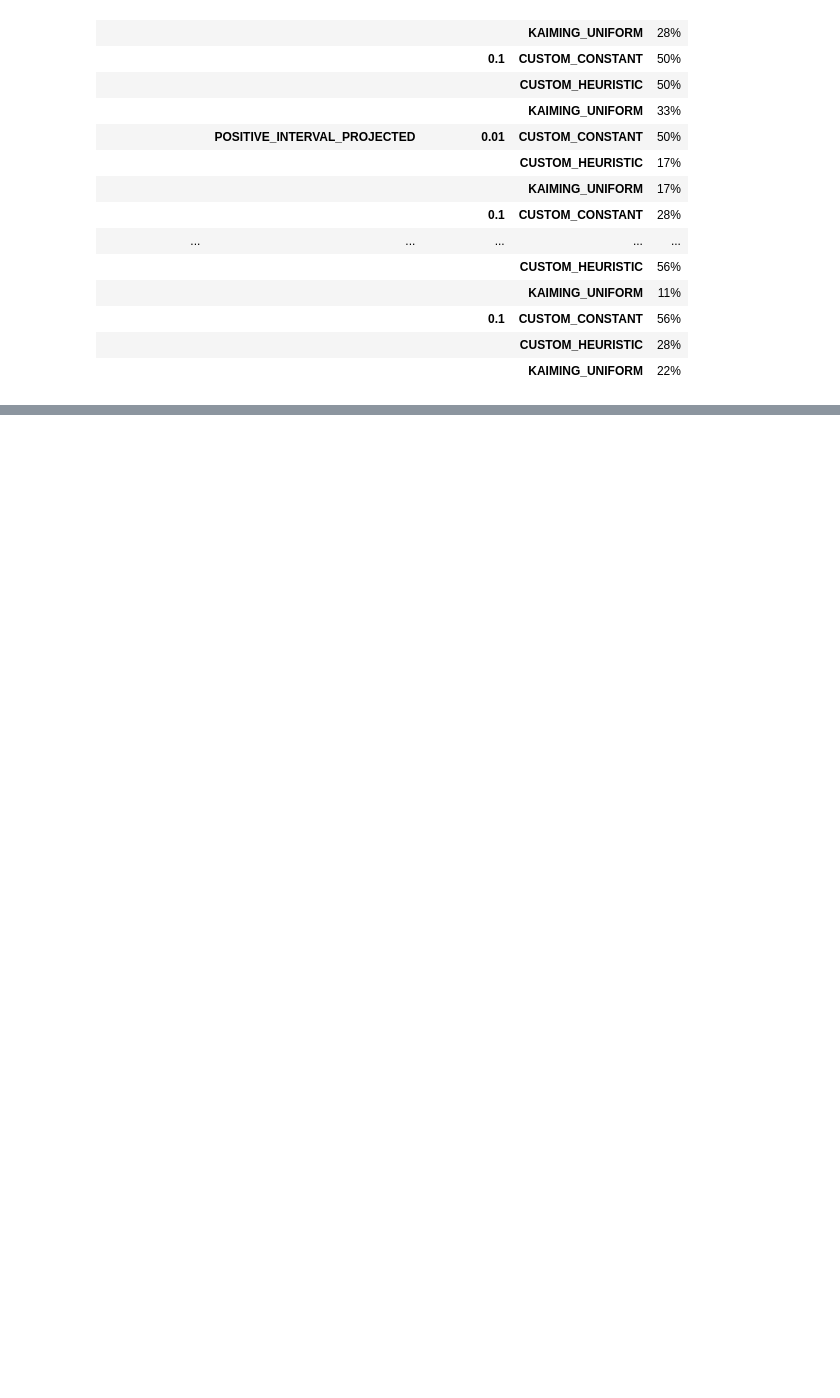
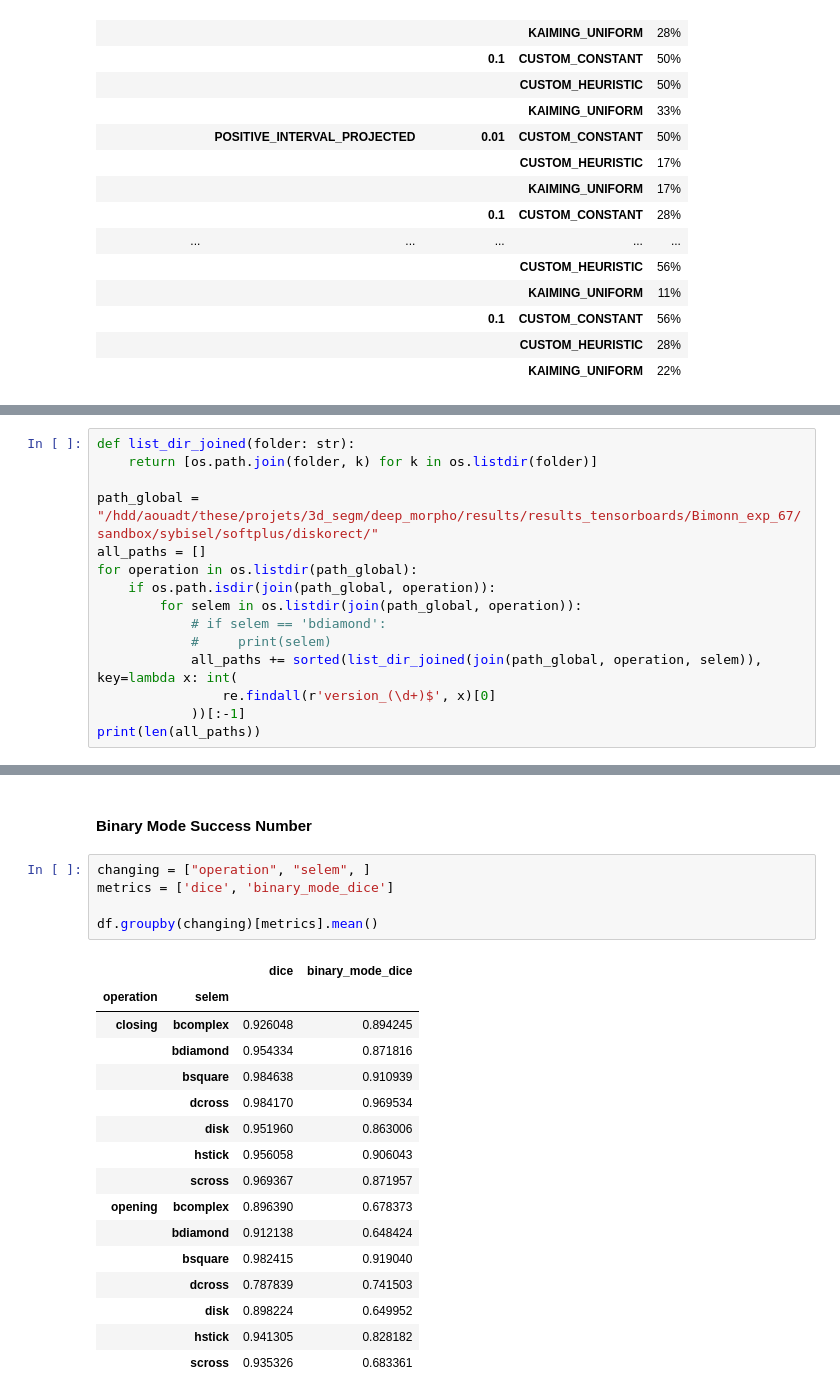
Before and after one commit to TheodoreAouad/3d_segm, a Jupyter notebook: Notebooks/DeepMorphoResults.ipynb, the cells around one changed output, grey strips where cells are left out. Drawn from its saved outputs; the diff is of its cells as text; blank space fills up the shorter version.

```diff
--- a/Notebooks/DeepMorphoResults.ipynb
+++ b/Notebooks/DeepMorphoResults.ipynb
@@ -610,0 +609,15 @@ pd.DataFrame(results[tuple(changing)].sum(1) / len(results[tuple(changing)].colu
+# %%
+def list_dir_joined(folder: str):
+    return [os.path.join(folder, k) for k in os.listdir(folder)]
+
+path_global = "/hdd/aouadt/these/projets/3d_segm/deep_morpho/results/results_tensorboards/Bimonn_exp_67/sandbox/sybisel/softplus/diskorect/"
+all_paths = []
+for operation in os.listdir(path_global):
+    if os.path.isdir(join(path_global, operation)):
+        for selem in os.listdir(join(path_global, operation)):
+            # if selem == 'bdiamond':
+            #     print(selem)
+            all_paths += sorted(list_dir_joined(join(path_global, operation, selem)), key=lambda x: int(
+                re.findall(r'version_(\d+)$', x)[0]
+            ))[:-1]
+print(len(all_paths))
@@ -610,0 +653,24 @@ pd.DataFrame(results[tuple(changing)].sum(1) / len(results[tuple(changing)].colu
+# %% [markdown]
+#### Binary Mode Success Number
+# %%
+changing = ["operation", "selem", ]
+metrics = ['dice', 'binary_mode_dice']
+
+df.groupby(changing)[metrics].mean()
+# %% [output]
+|  |  | dice | binary_mode_dice |
+| operation | selem |  |  |
+| closing | bcomplex | 0.926048 | 0.894245 |
+|  | bdiamond | 0.954334 | 0.871816 |
+|  | bsquare | 0.984638 | 0.910939 |
+|  | dcross | 0.984170 | 0.969534 |
+|  | disk | 0.951960 | 0.863006 |
+|  | hstick | 0.956058 | 0.906043 |
+|  | scross | 0.969367 | 0.871957 |
+| opening | bcomplex | 0.896390 | 0.678373 |
+|  | bdiamond | 0.912138 | 0.648424 |
+|  | bsquare | 0.982415 | 0.919040 |
+|  | dcross | 0.787839 | 0.741503 |
+|  | disk | 0.898224 | 0.649952 |
+|  | hstick | 0.941305 | 0.828182 |
+|  | scross | 0.935326 | 0.683361 |
```
Also changed, not shown: parts of 30 cells of this notebook, 8 other files.
